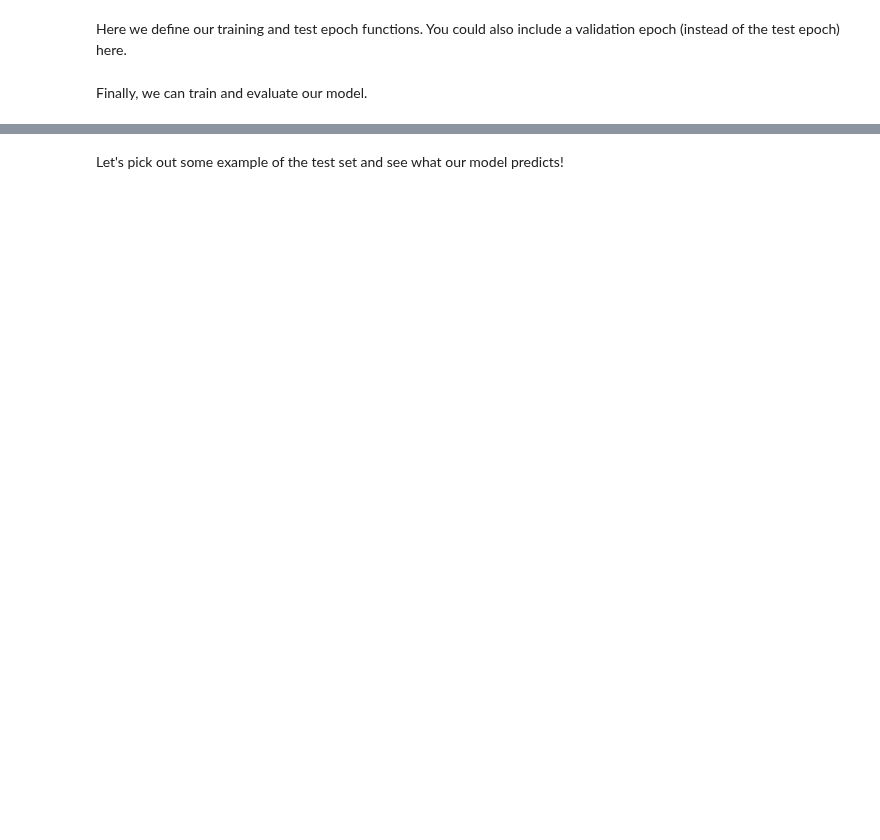
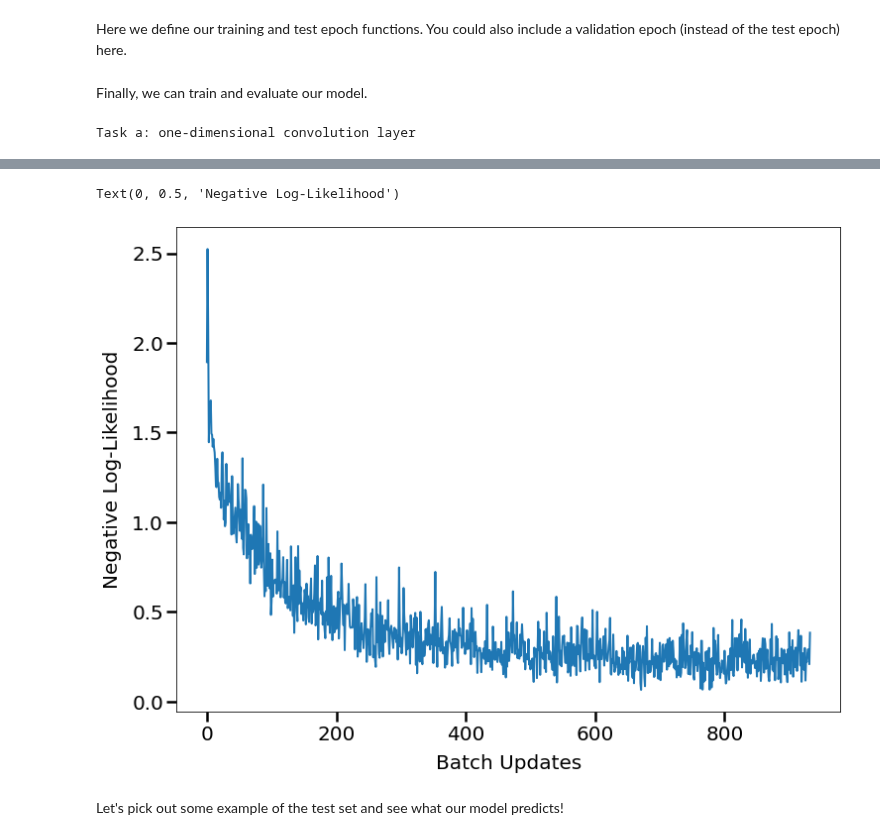
Before and after one commit to FelixSto/NSP_Assignments, a Jupyter notebook: notebooks/assignments/2-2-keyword-recognition_sophie.ipynb, the cells around one changed output, grey strips where cells are left out. Saved outputs shown, nothing was run; the diff lists cells and outputs as text; code cells hidden in the pictures; blank space fills up the shorter version.

```diff
--- a/notebooks/assignments/2-2-keyword-recognition_sophie.ipynb
+++ b/notebooks/assignments/2-2-keyword-recognition_sophie.ipynb
@@ -140,15 +159,16 @@ def test_epoch(model, epoch):
 Finally, we can train and evaluate our model.
 # %%
 model = KeyWordCNN1d(num_classes=5,num_features=40,num_kernels=80,
-                     mem_depth=80, task_str = 'd')
+                     mem_depth=80, task_str = 'a')
 #model = KeyWordCNN2d(num_classes=5,num_features=40,num_kernels=10,
 #                     mem_depth=5)
+
 # training setup
 log_interval = 20 # log training stats after so many batches
-num_epochs = 10 # number of epochs (cycles through the whole training set)
+num_epochs = 3 # number of epochs (cycles through the whole training set)
 
 # create data loaders for the subsets
-batch_size = 256
+batch_size = 50
 train_loader = scdata.get_dataloader(train_set, batch_size, shuffle=True)
 validation_loader = scdata.get_dataloader(validation_set, batch_size)
 test_loader = scdata.get_dataloader(test_set, batch_size)
@@ -173,3 +193,5 @@ plt.figure()
 plt.plot(loss_list)
 plt.xlabel('Batch Updates')
 plt.ylabel('Negative Log-Likelihood')
+# %% [output]
+Task a: one-dimensional convolution layer
@@ -175,0 +215,2 @@ plt.ylabel('Negative Log-Likelihood')
+Text(0, 0.5, 'Negative Log-Likelihood')
+[figure, added]
```
Also changed, not shown: parts of 10 cells of this notebook, 1 other file.
